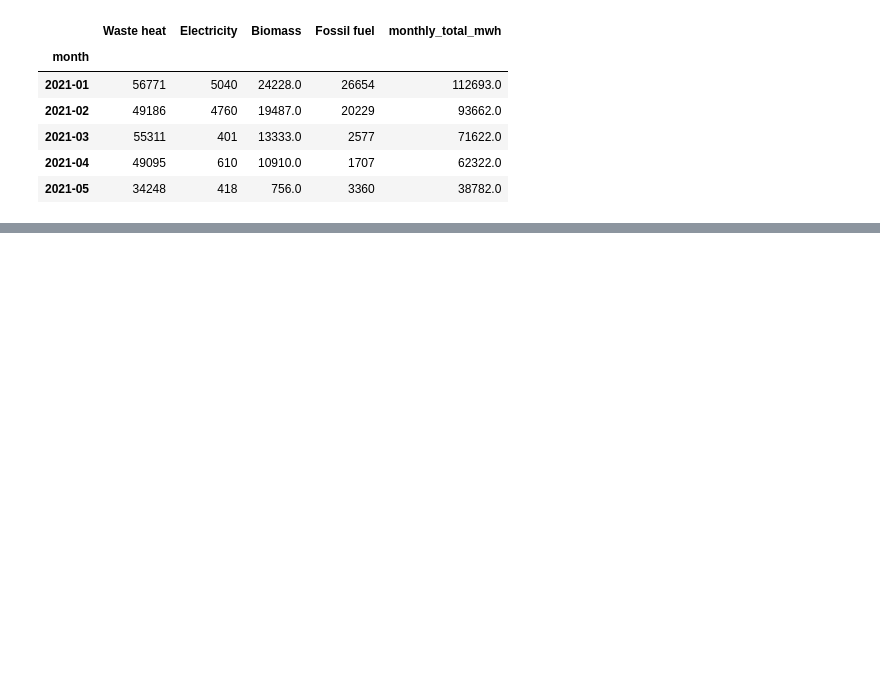
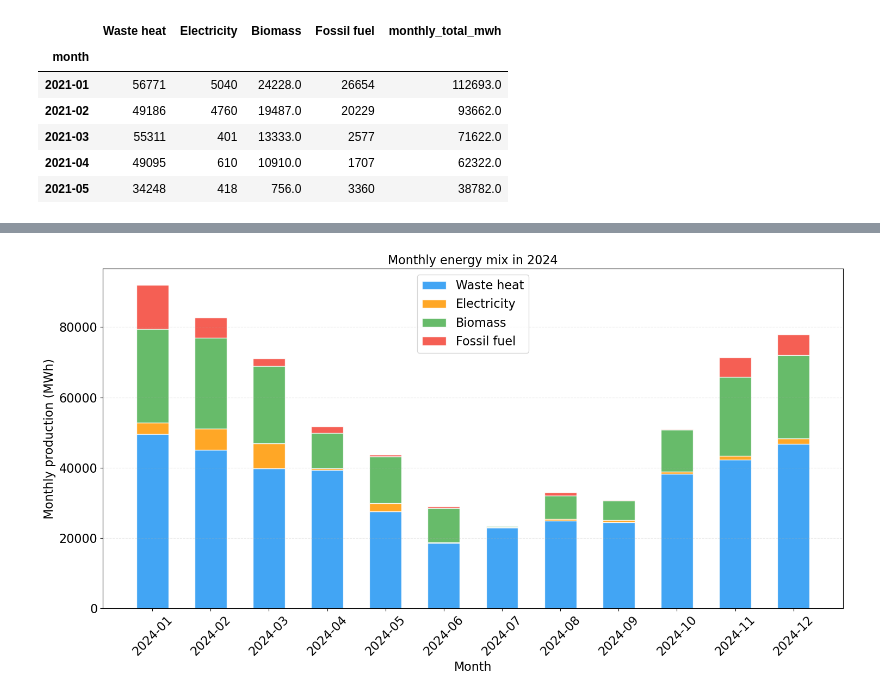
Before and after one commit to KrisCHEN8/EIA_2026, a Jupyter notebook: plot.ipynb, the cells around one changed output, grey strips where cells are left out. Cells and saved outputs as stored; diff of their text form; code cells hidden in the pictures; blank space fills up the shorter version.

```diff
--- a/plot.ipynb
+++ b/plot.ipynb
@@ -81,0 +106,44 @@ display(production_mix.head())
+# %%
+plot_df = production_mix[
+    (production_mix.index >= start_date[:7]) &
+    (production_mix.index <= end_date[:7])
+].copy()
+
+energy_cols = ['Waste heat', 'Electricity', 'Biomass', 'Fossil fuel']
+colors = ['#2196F3', '#FF9800', '#4CAF50', '#F44336']
+
+plt.figure(figsize=(15, 8))
+bottom = np.zeros(len(plot_df))
+for i, col in enumerate(energy_cols):
+    plt.bar(
+        plot_df.index,
+        plot_df[col],
+        bottom=bottom,
+        label=col,
+        color=colors[i],
+        edgecolor='white',
+        width=0.55,
+        alpha=0.85
+    )
+    bottom += plot_df[col]
+# Total line
+# plt.plot(
+#     plot_df.index,
+#     plot_df['monthly_total_mwh'],
+#     color='black',
+#     linestyle='--',
+#     marker='o',
+#     linewidth=1.5,
+#     label='Total monthly production'
+# )
+plt.xlabel('Month', fontsize=16)
+plt.ylabel('Monthly production (MWh)', fontsize=16)
+plt.title('Monthly energy mix in 2024', fontsize=16)
+plt.xticks(rotation=45, fontsize=16)
+plt.yticks(fontsize=16)
+plt.grid(True, axis='y', alpha=0.3, linestyle='--')
+plt.legend(loc='best', fontsize=16)
+plt.tight_layout()
+plt.savefig('./figs/monthly_stacked_bar.png', dpi=300)
+# %% [output]
+[figure, added]
```
Also changed, not shown: parts of 1 cell of this notebook, 4 other files.
